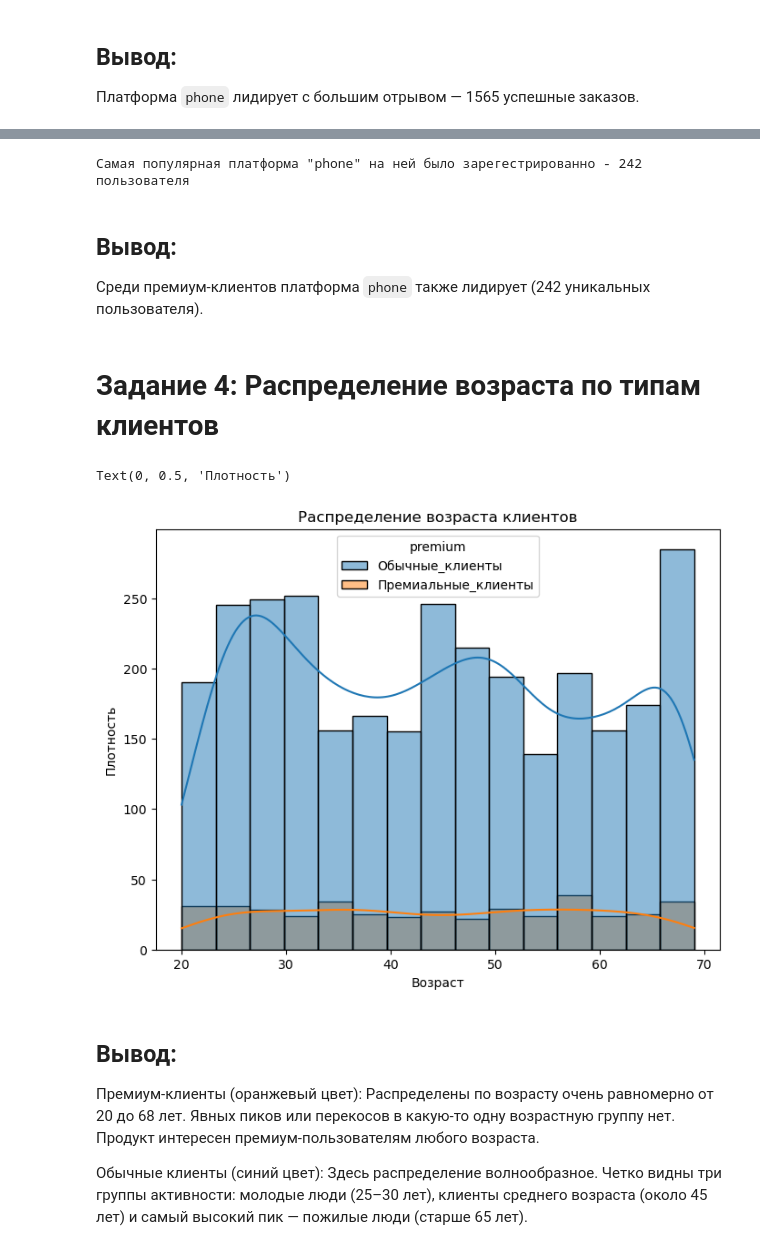
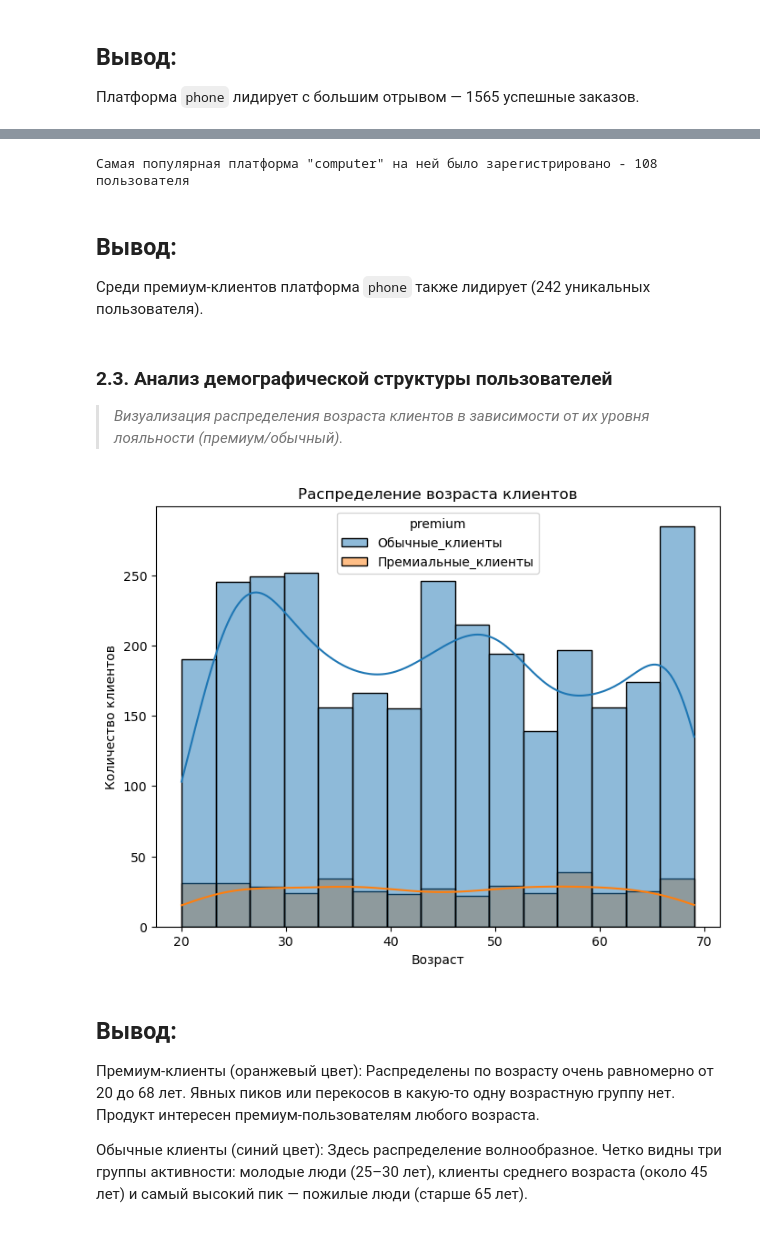
Before and after one commit to Stanislaw-Stasenko/client-operations-analysis, a Jupyter notebook: analysis.ipynb, the cells around one changed output, grey strips where cells are left out. Saved outputs shown, nothing was run; the diff lists cells and outputs as text; code cells hidden in the pictures.

```diff
--- a/analysis.ipynb
+++ b/analysis.ipynb
@@ -24,6 +8,6 @@ import pandas as pd
 import seaborn as sns
 import matplotlib.pyplot as plt
 # %%
-logs = pd.read_csv(r"C:\Users\Станислав\Desktop\личное\Мои_проекты\client_operations_analysis\data\logs.csv")
+# загрузка данных
+logs = pd.read_csv(r'data/logs.csv')
+user_data = pd.read_csv(r'data/user_data.csv')
-# %%
-user_data = pd.read_csv(r"C:\Users\Станислав\Desktop\личное\Мои_проекты\client_operations_analysis\data\user_data.csv")
@@ -154,12 +155,13 @@ premium_platform
 # %%
 top1_premium_platform = premium_platform['platform'].iloc[0]
-uniq_users            = premium_platform['uniq_clients'].iloc[0]
-print(f'Самая популярная платформа "{top1_premium_platform}" на ней было зарегестрированно - {uniq_users} пользователя')
+top_success_count = premium_platform['success'].iloc[0]
+print(f'Самая популярная платформа "{top1_premium_platform}" на ней было зарегистрировано - {top_success_count} пользователя')
 # %% [output]
-Самая популярная платформа "phone" на ней было зарегестрированно - 242 пользователя
+Самая популярная платформа "computer" на ней было зарегистрировано - 108 пользователя
 # %% [markdown]
 ## **Вывод:**
 Среди премиум-клиентов платформа `phone` также лидирует (242 уникальных пользователя).
 # %% [markdown]
-# Задание 4: Распределение возраста по типам клиентов
+### 2.3. Анализ демографической структуры пользователей
+> *Визуализация распределения возраста клиентов в зависимости от их уровня лояльности (премиум/обычный).*
 # %%
@@ -170,12 +171,12 @@ df_plot['premium'] = df_plot['premium'].map({True : 'Премиальные_кл
 # %%
 plt.figure(figsize=(8,6))
 sns.histplot(df_plot, x = 'age', hue= 'premium', kde=True, stat='count')
 plt.title('Распределение возраста клиентов')
 plt.xlabel('Возраст')
-plt.ylabel('Плотность')
+plt.ylabel('Количество клиентов')
+plt.savefig('images/age_distribution_by_premium.png', dpi=300, bbox_inches='tight')
 # %% [output]
-Text(0, 0.5, 'Плотность')
-[figure, old version]
+[figure, new version]
 # %% [markdown]
 ## **Вывод:**
  Премиум-клиенты (оранжевый цвет): Распределены по возрасту очень равномерно от 20 до 68 лет. Явных пиков или перекосов в какую-то одну возрастную группу нет. Продукт интересен премиум-пользователям любого возраста.
```
Also changed, not shown: parts of 39 cells of this notebook, 6 other files.
